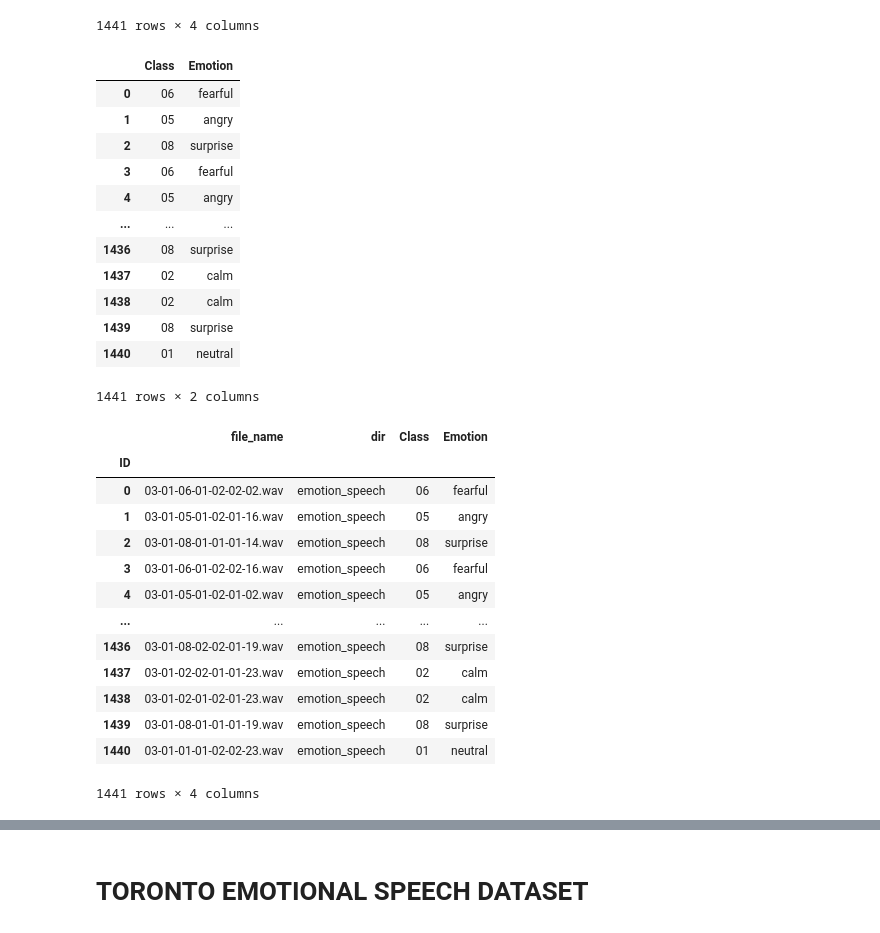
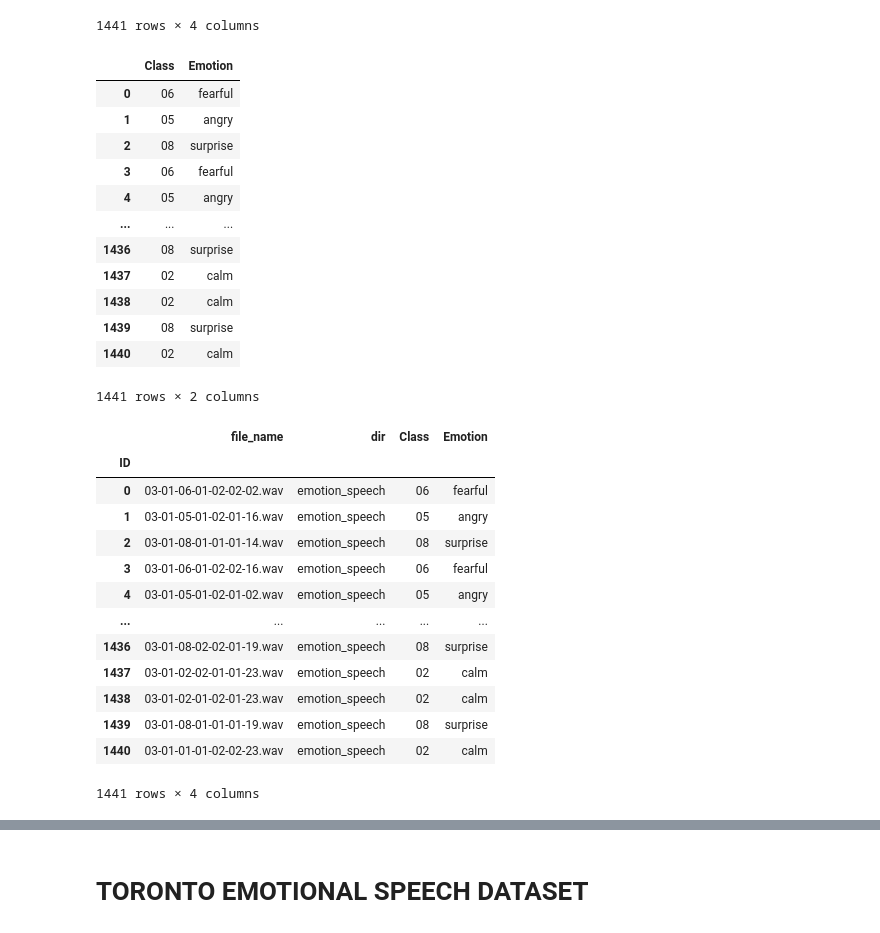
Before and after one commit to timsamson/audible_emotion_recognition, a Jupyter notebook: model/dataprep.ipynb, the cells around one changed output, grey strips where cells are left out. Drawn from its saved outputs; the diff is of its cells as text; code cells hidden in the pictures.

```diff
--- a/model/dataprep.ipynb
+++ b/model/dataprep.ipynb
@@ -82,35 +81,35 @@ file_name_df
 # Emotional intensity (01 = normal, 02 = strong). NOTE: There is no strong intensity for the 'neutral' emotion.
 # Statement (01 = "Kids are talking by the door", 02 = "Dogs are sitting by the door").
 # Repetition (01 = 1st repetition, 02 = 2nd repetition).
 # Actor (01 to 24. Odd numbered actors are male, even numbered actors are female).
 
 encoding_df = file_name_df["encoding"].str.split("-", n=-1, expand=True)
 encoding_df.columns = ['Modality','Vocal_channel','Class','Intensity','Statement','Repetition','Actor']
 final_df = encoding_df.drop(columns=['Modality','Vocal_channel','Intensity','Statement','Repetition','Actor'])
 
-final_df.loc[final_df.Class == '01', 'Emotion'] = 'neutral'
+final_df.loc[final_df.Class == '01', 'Class'] = '02'
 final_df.loc[final_df.Class == '02', 'Emotion'] = 'calm'
 final_df.loc[final_df.Class == '03', 'Emotion'] = 'happy'
 final_df.loc[final_df.Class == '04', 'Emotion'] = 'sad'
 final_df.loc[final_df.Class == '05', 'Emotion'] = 'angry'
 final_df.loc[final_df.Class == '06', 'Emotion'] = 'fearful'
 final_df.loc[final_df.Class == '07', 'Emotion'] = 'disgust'
 final_df.loc[final_df.Class == '08', 'Emotion'] = 'surprise'
 
 final_df
 # %% [output]
 |  | Class | Emotion |
 | 0 | 06 | fearful |
 | 1 | 05 | angry |
 | 2 | 08 | surprise |
 | 3 | 06 | fearful |
 | 4 | 05 | angry |
 | ... | ... | ... |
 | 1436 | 08 | surprise |
 | 1437 | 02 | calm |
 | 1438 | 02 | calm |
 | 1439 | 08 | surprise |
-| 1440 | 01 | neutral |
+| 1440 | 02 | calm |
 1441 rows × 2 columns
 # %%
 #merge data frame
@@ -130,5 +129,5 @@ merged_df.set_index('ID')
 | 1437 | 03-01-02-02-01-01-23.wav | emotion_speech | 02 | calm |
 | 1438 | 03-01-02-01-02-01-23.wav | emotion_speech | 02 | calm |
 | 1439 | 03-01-08-01-01-01-19.wav | emotion_speech | 08 | surprise |
-| 1440 | 03-01-01-01-02-02-23.wav | emotion_speech | 01 | neutral |
+| 1440 | 03-01-01-01-02-02-23.wav | emotion_speech | 02 | calm |
 1441 rows × 4 columns
```
Also changed, not shown: parts of 11 cells of this notebook, 1 other file.
